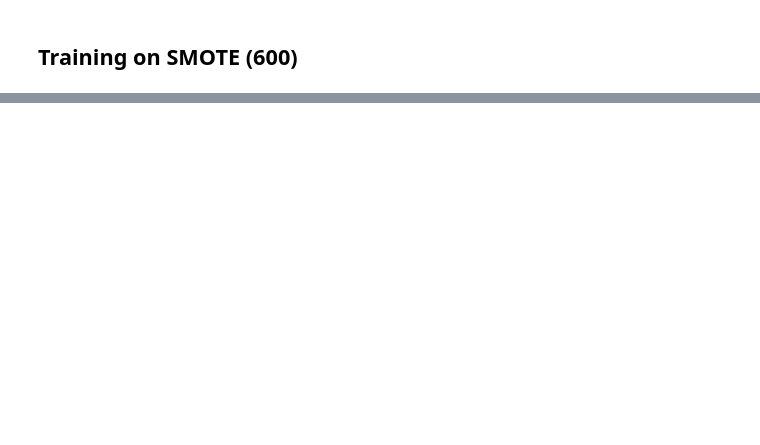
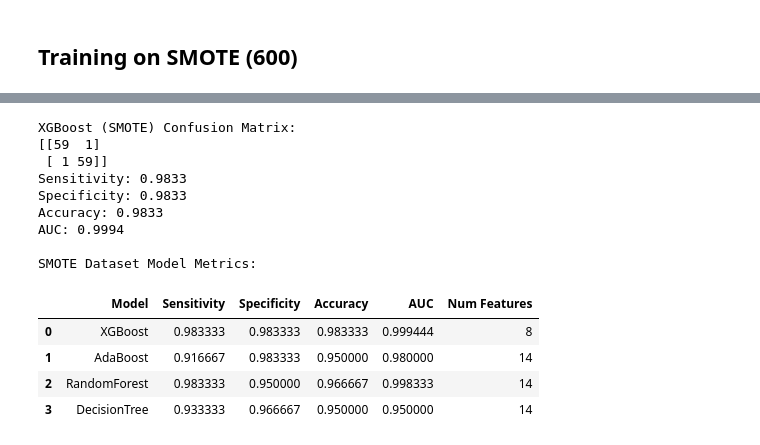
Before and after one commit to debashreebanerjee/COVIPRED-INDIAN, a Jupyter notebook: Codes/India.ipynb, the cells around one changed output, grey strips where cells are left out. Cells and saved outputs as stored; diff of their text form; code cells hidden in the pictures; blank space fills up the shorter version.

```diff
--- a/Codes/India.ipynb
+++ b/Codes/India.ipynb
@@ -281,3 +342,61 @@ DecisionTree selected features: ['Haemoglobin(gms%)', 'Total WBC Count(/Cumm)',
 | 1 | AdaBoost | {'model__learning_rate': 1.0, 'mo... | [Haemoglobin(gms%), Total WBC Cou... | 0.966667 | 0.950000 |
 | 2 | RandomForest | {'model__max_depth': 7, 'model__n... | [Haemoglobin(gms%), Total WBC Cou... | 0.958333 | 0.966667 |
 | 3 | DecisionTree | {'model__criterion': 'entropy', '... | [Haemoglobin(gms%), Total WBC Cou... | 0.935417 | 0.950000 |
+# %%
+# Confusion matrix and metrics for XGBoost (SMOTE dataset)
+xgb_pipe_sm = joblib.load(os.path.join(MODELS_DIR, 'best_XGBoost_smote.pkl'))
+y_pred_sm = xgb_pipe_sm.predict(X_test_sm)
+cm_sm = confusion_matrix(y_test_sm, y_pred_sm)
+auc_sm = roc_auc_score(y_test_sm, xgb_pipe_sm.predict_proba(X_test_sm)[:,1])
+
+TN, FP, FN, TP = cm_sm.ravel()
+sensitivity_sm = TP / (TP + FN) if (TP + FN) > 0 else 0
+specificity_sm = TN / (TN + FP) if (TN + FP) > 0 else 0
+accuracy_sm = (TP + TN) / (TP + TN + FP + FN)
+
+print('XGBoost (SMOTE) Confusion Matrix:')
+print(cm_sm)
+print(f'Sensitivity: {sensitivity_sm:.4f}')
+print(f'Specificity: {specificity_sm:.4f}')
+print(f'Accuracy: {accuracy_sm:.4f}')
+print(f'AUC: {auc_sm:.4f}')
+
+# Metrics table for all models (SMOTE dataset)
+metrics_table_sm = []
+for name, res in results_sm.items():
+    pipe = joblib.load(os.path.join(MODELS_DIR, f'best_{name}_smote.pkl'))
+    y_pred = pipe.predict(X_test_sm)
+    cm = confusion_matrix(y_test_sm, y_pred)
+    auc = roc_auc_score(y_test_sm, pipe.predict_proba(X_test_sm)[:,1]) if hasattr(pipe.named_steps['model'], 'predict_proba') else None
+    TN, FP, FN, TP = cm.ravel()
+    sensitivity = TP / (TP + FN) if (TP + FN) > 0 else 0
+    specificity = TN / (TN + FP) if (TN + FP) > 0 else 0
+    accuracy = (TP + TN) / (TP + TN + FP + FN)
+    n_features = sum(pipe.named_steps['select'].get_support())
+    metrics_table_sm.append({
+        'Model': name,
+        'Sensitivity': sensitivity,
+        'Specificity': specificity,
+        'Accuracy': accuracy,
+        'AUC': auc,
+        'Num Features': n_features
+    })
+
+metrics_df_sm = pd.DataFrame(metrics_table_sm)
+print('\nSMOTE Dataset Model Metrics:')
+display(metrics_df_sm)
+# %% [output]
+XGBoost (SMOTE) Confusion Matrix:
+[[59  1]
+ [ 1 59]]
+Sensitivity: 0.9833
+Specificity: 0.9833
+Accuracy: 0.9833
+AUC: 0.9994
+
+SMOTE Dataset Model Metrics:
+|  | Model | Sensitivity | Specificity | Accuracy | AUC | Num Features |
+| 0 | XGBoost | 0.983333 | 0.983333 | 0.983333 | 0.999444 | 8 |
+| 1 | AdaBoost | 0.916667 | 0.983333 | 0.950000 | 0.980000 | 14 |
+| 2 | RandomForest | 0.983333 | 0.950000 | 0.966667 | 0.998333 | 14 |
+| 3 | DecisionTree | 0.933333 | 0.966667 | 0.950000 | 0.950000 | 14 |
```
Also changed, not shown: parts of 5 cells of this notebook, 1 other file.
